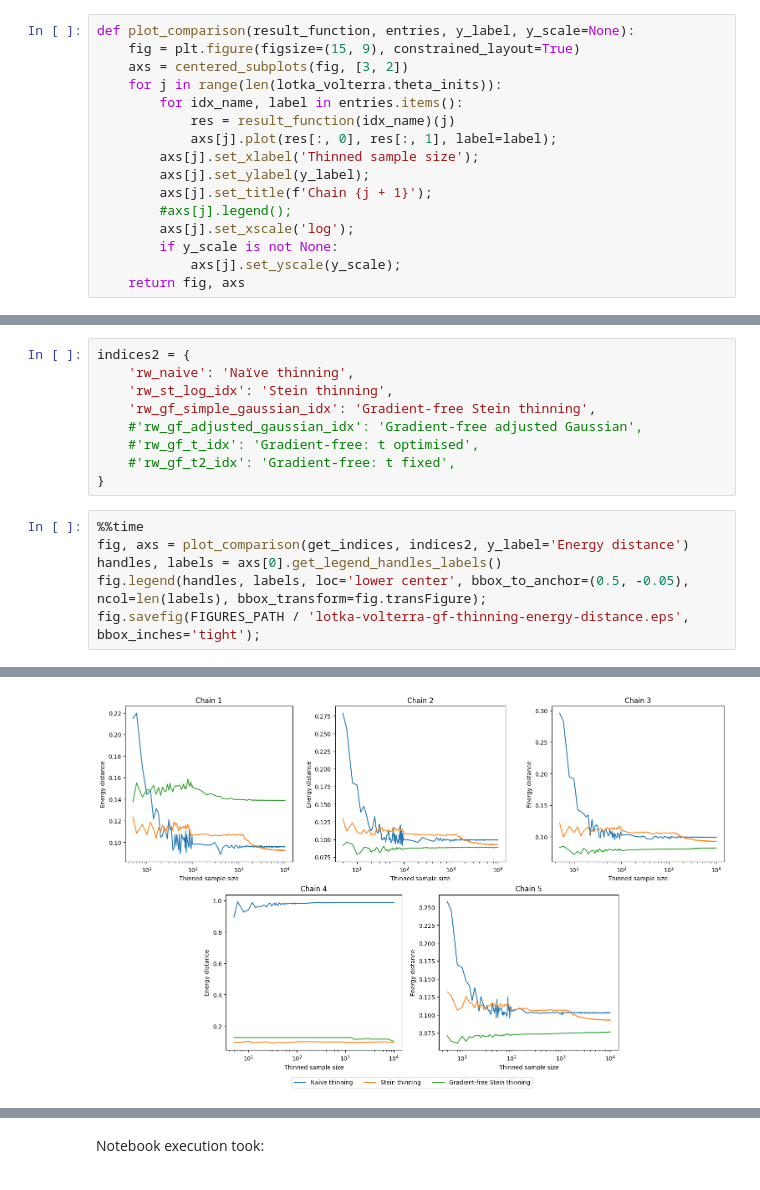
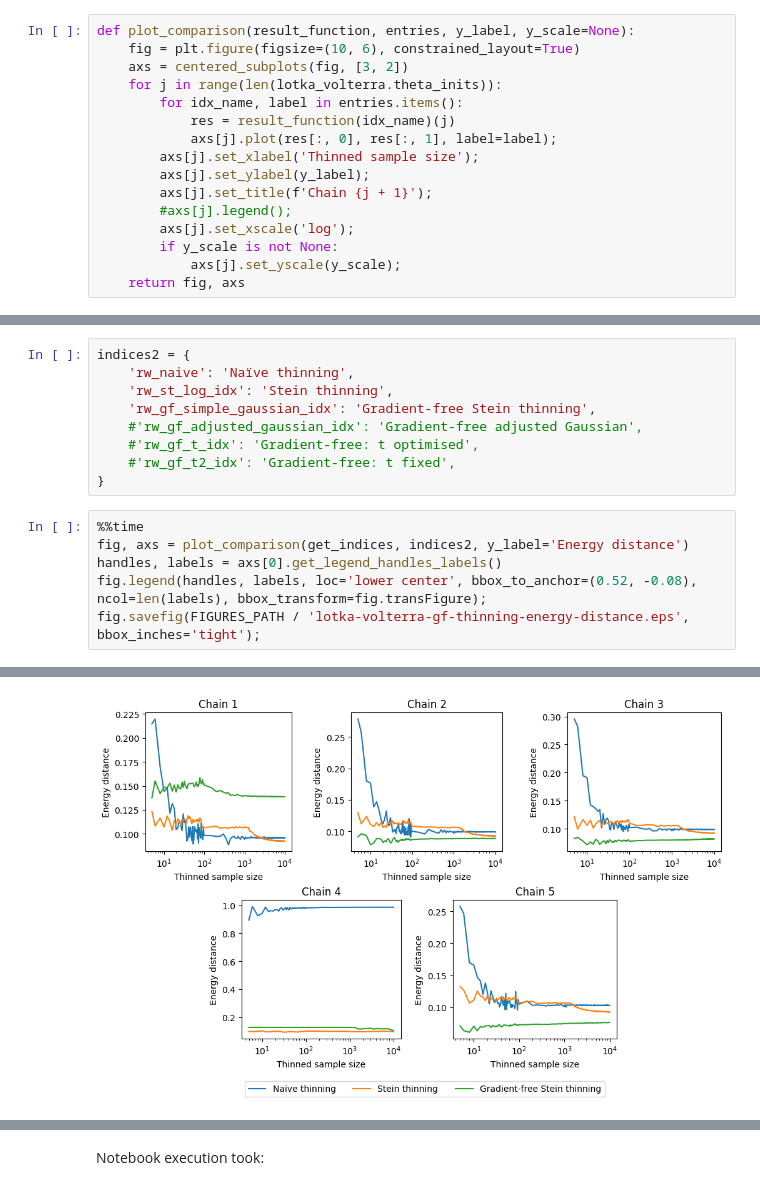
Before and after one commit to aglebov/gradient-free-mcmc-postprocessing, a Jupyter notebook: code/notebooks/lotka_volterra/Comparison.ipynb, the cells around one changed output, grey strips where cells are left out. Cells and saved outputs as stored; diff of their text form.

Commit message:
Increase font in comparison plots for Lotka-Volterra

```diff
--- a/code/notebooks/lotka_volterra/Comparison.ipynb
+++ b/code/notebooks/lotka_volterra/Comparison.ipynb
@@ -123,7 +123,7 @@ def get_indices(name):
         return lambda i: rw_energy_distance(i, name)
 # %%
 def plot_comparison(result_function, entries, y_label, y_scale=None):
-    fig = plt.figure(figsize=(15, 9), constrained_layout=True)
+    fig = plt.figure(figsize=(10, 6), constrained_layout=True)
     axs = centered_subplots(fig, [3, 2])
     for j in range(len(lotka_volterra.theta_inits)):
         for idx_name, label in entries.items():
@@ -229,7 +229,7 @@ indices2 = {
 %%time
 fig, axs = plot_comparison(get_indices, indices2, y_label='Energy distance')
 handles, labels = axs[0].get_legend_handles_labels()
-fig.legend(handles, labels, loc='lower center', bbox_to_anchor=(0.5, -0.05), ncol=len(labels), bbox_transform=fig.transFigure);
+fig.legend(handles, labels, loc='lower center', bbox_to_anchor=(0.52, -0.08), ncol=len(labels), bbox_transform=fig.transFigure);
 fig.savefig(FIGURES_PATH / 'lotka-volterra-gf-thinning-energy-distance.eps', bbox_inches='tight');
 # %% [output]
 DEBUG:utils.caching:Reading from disk cache: rw_energy_distance_0_rw_gf_simple_gaussian_idx
@@ -248,4 +248,4 @@ Wall time: 3.65 s
-[figure, old version]
+[figure, new version]
 # %%
 %%time
 fig, axs = plot_comparison(get_indices_ksd, indices2, y_label='Kernel Stein discrepancy', y_scale='log')
```
Also changed, not shown: parts of 5 cells of this notebook, 6 other files.
